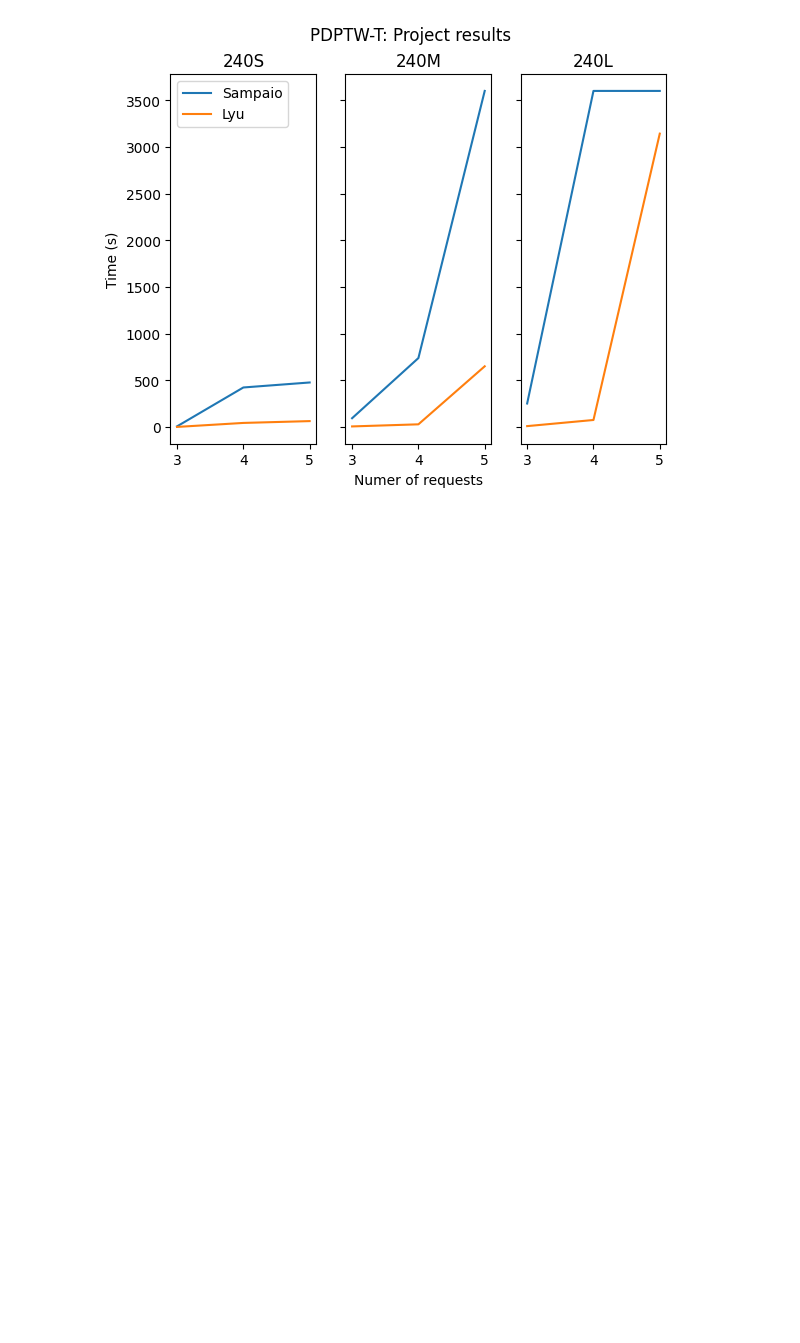
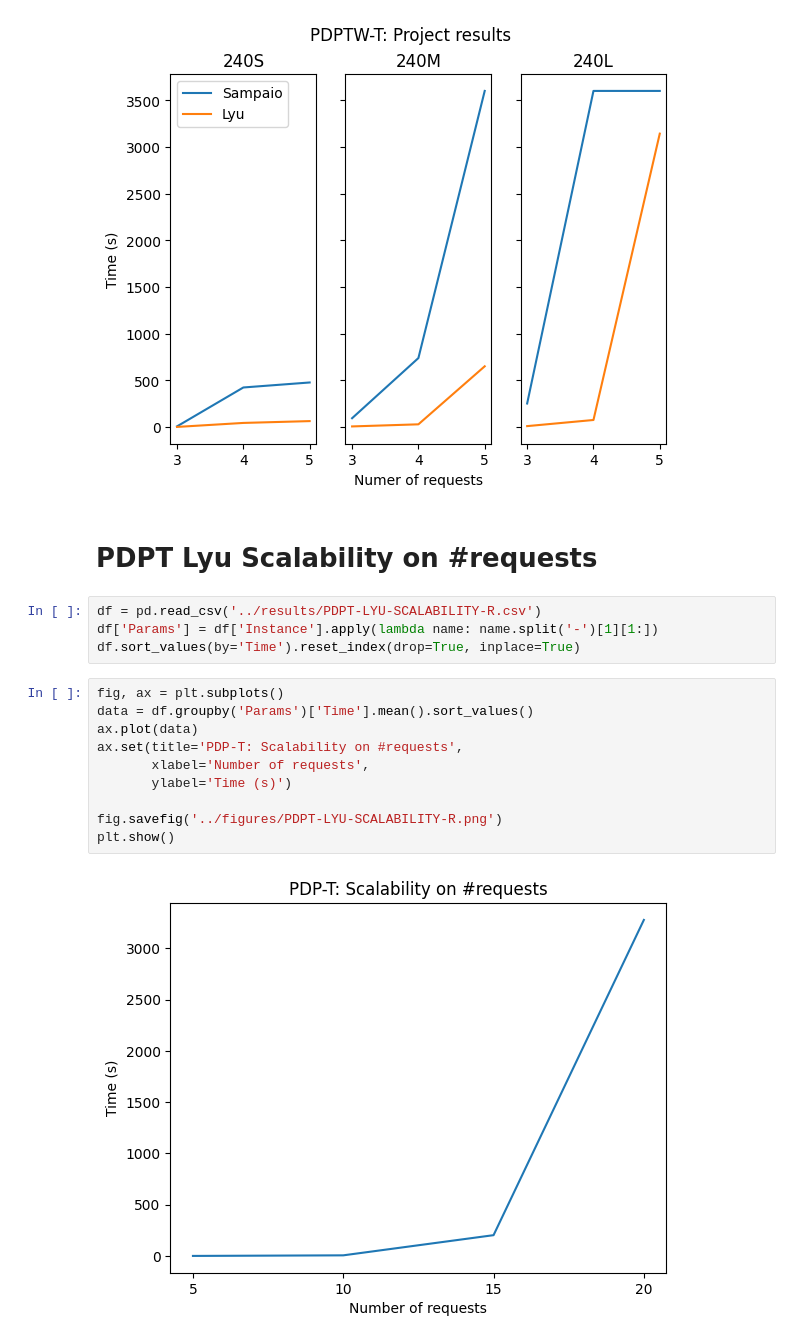
Before and after one commit to mauro-farina/pickup-and-delivery-problem, a Jupyter notebook: src/analyses.ipynb, the cells around one changed output. Saved outputs shown, nothing was run; the diff lists cells and outputs as text; blank space fills up the shorter version.

Commit message:
upload Lyu R-scalability for PDPT

```diff
--- a/src/analyses.ipynb
+++ b/src/analyses.ipynb
@@ -192,3 +192,21 @@ fig.savefig('../figures/PDPTWT.png')
 plt.show()
 # %% [output]
 [figure]
+# %% [markdown]
+# PDPT Lyu Scalability on #requests
+# %%
+df = pd.read_csv('../results/PDPT-LYU-SCALABILITY-R.csv')
+df['Params'] = df['Instance'].apply(lambda name: name.split('-')[1][1:])
+df.sort_values(by='Time').reset_index(drop=True, inplace=True)
+# %%
+fig, ax = plt.subplots()
+data = df.groupby('Params')['Time'].mean().sort_values()
+ax.plot(data)
+ax.set(title='PDP-T: Scalability on #requests',
+       xlabel='Number of requests',
+       ylabel='Time (s)')
+
+fig.savefig('../figures/PDPT-LYU-SCALABILITY-R.png')
+plt.show()
+# %% [output]
+[figure, added]
```
